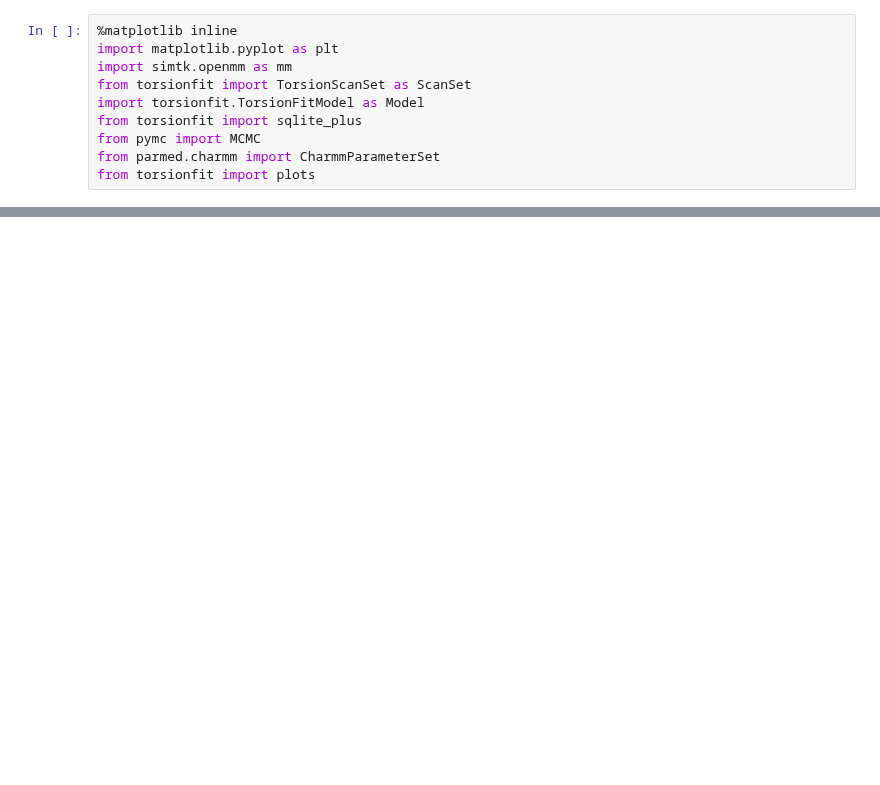
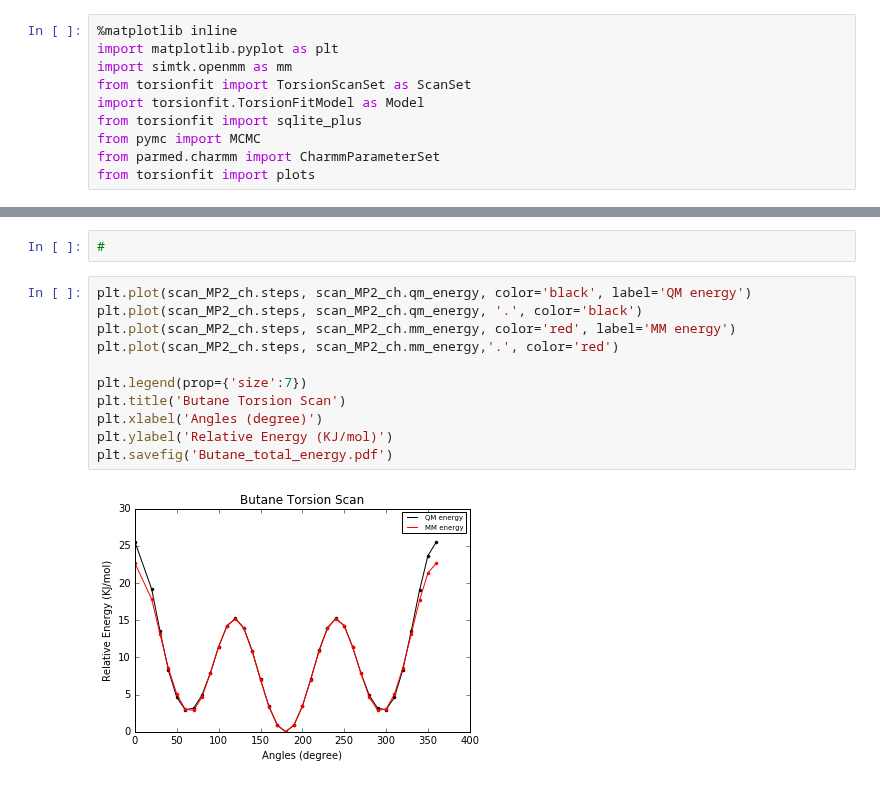
Before and after one commit to choderalab/torsionfit, a Jupyter notebook: examples/butane/torsion_scans/Parameter_energy_contribution.ipynb, the cells around one changed output, grey strips where cells are left out. Drawn from its saved outputs; the diff is of its cells as text; blank space fills up the shorter version.

```diff
--- a/examples/butane/torsion_scans/Parameter_energy_contribution.ipynb
+++ b/examples/butane/torsion_scans/Parameter_energy_contribution.ipynb
@@ -119,0 +517,15 @@ scan_dih_DFT.compute_energy(param_5)
+# %%
+#
+# %%
+plt.plot(scan_MP2_ch.steps, scan_MP2_ch.qm_energy, color='black', label='QM energy')
+plt.plot(scan_MP2_ch.steps, scan_MP2_ch.qm_energy, '.', color='black')
+plt.plot(scan_MP2_ch.steps, scan_MP2_ch.mm_energy, color='red', label='MM energy')
+plt.plot(scan_MP2_ch.steps, scan_MP2_ch.mm_energy,'.', color='red')
+
+plt.legend(prop={'size':7})
+plt.title('Butane Torsion Scan')
+plt.xlabel('Angles (degree)')
+plt.ylabel('Relative Energy (KJ/mol)')
+plt.savefig('Butane_total_energy.pdf')
+# %% [output]
+[figure, added]
```
Also changed, not shown: parts of 19 cells of this notebook, 43 other files.
